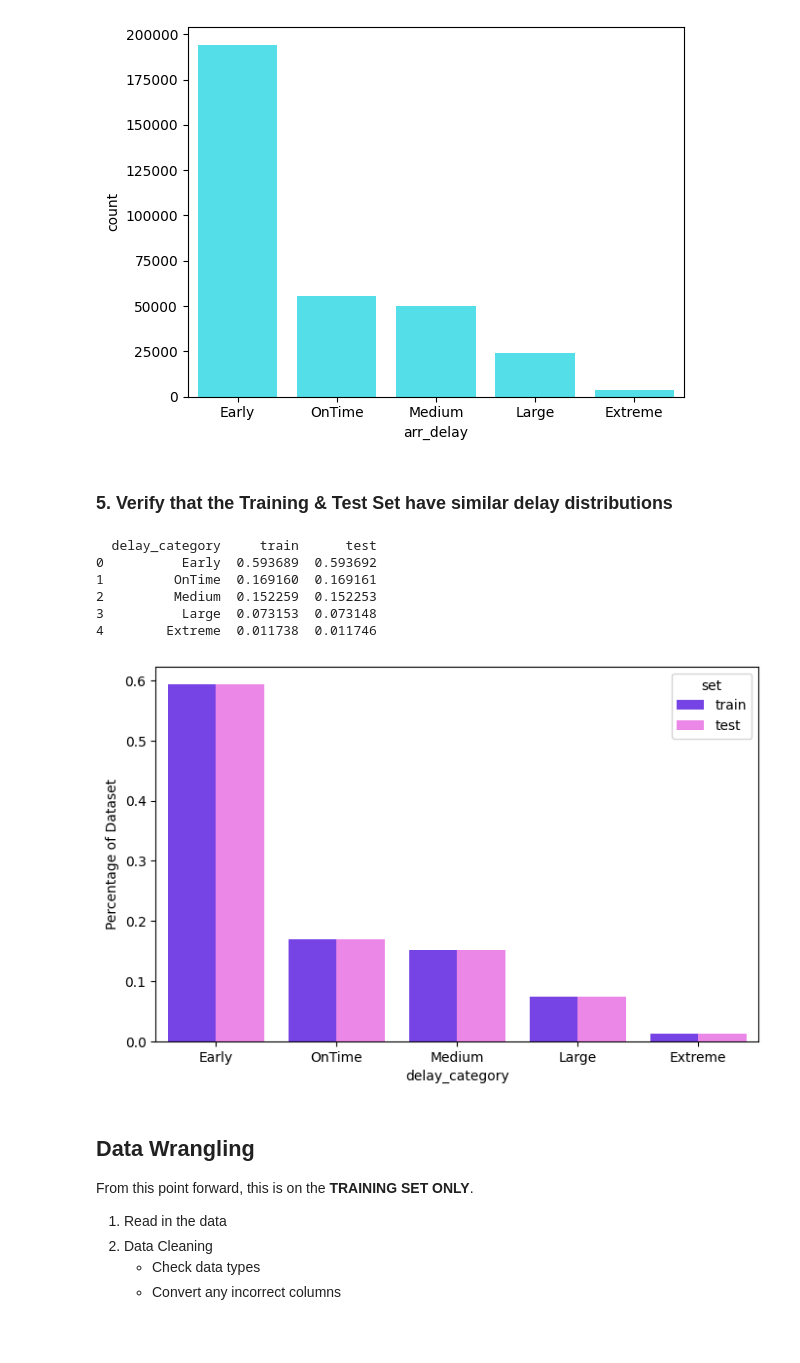
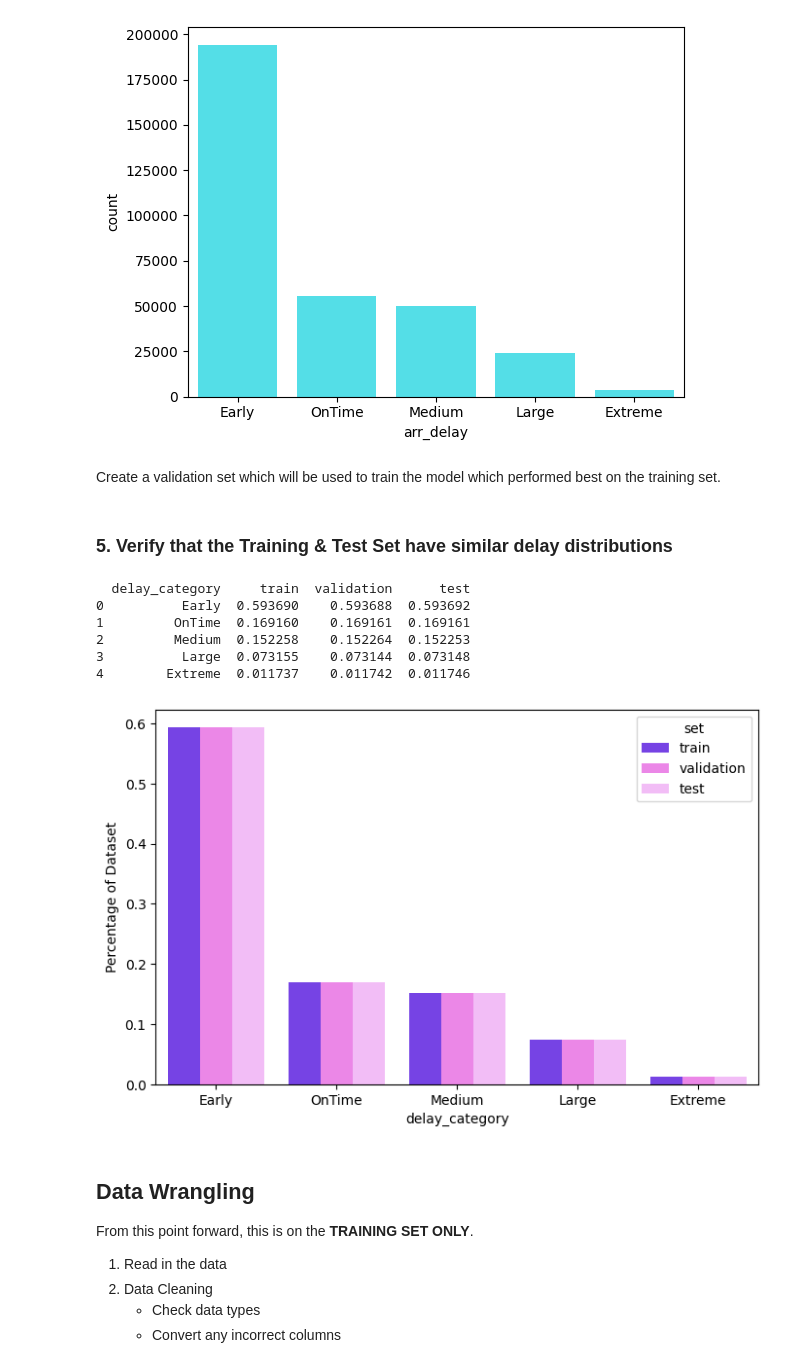
Before and after one commit to lucyg04/nycflights13, a Jupyter notebook: Practical 1/practical1_py.ipynb, the cells around one changed output. Cells and saved outputs as stored; diff of their text form; code cells hidden in the pictures; blank space fills up the shorter version.

Commit message:
Split the data to have a training, validation and test set to run 3 models on training set to compare

```diff
--- a/Practical 1/practical1_py.ipynb
+++ b/Practical 1/practical1_py.ipynb
@@ -355,44 +356,70 @@ shuffled_data = StratifiedShuffleSplit(
 )
 
 # Create indexes based on the 5 bins
-[(train_index, test_index)] = shuffled_data.split(
+[(train_val_index, test_index)] = shuffled_data.split(
     flights_weather_airlines,
     strat_bins
 )
 
-# Create the train and test sets using the indexes
+# Create the train_val and test sets using the indexes
 # Using a copy to keep them independent
-flights_train_raw = flights_weather_airlines.iloc[train_index].copy()
+flights_train_val_raw = flights_weather_airlines.iloc[train_val_index].copy()
 flights_test_raw = flights_weather_airlines.iloc[test_index].copy()
+# %% [markdown]
+Create a validation set which will be used to train the model which performed best on the training set.
+# %%
+# Make new bins for smaller training set
+train_val_strat_bins = pd.cut(
+    flights_train_val_raw['arr_delay'],
+    bins=[-np.inf, 0, 15, 60, 180, np.inf],
+    labels=['Early', 'OnTime', 'Medium', 'Large', 'Extreme']
+)
+
+# Define how to split the data
+shuffled_data_validation = StratifiedShuffleSplit(
+    n_splits=1,
+    test_size=0.25, # 25% of the training set (80%) is 20%
+    random_state=42
+)
+
+# Create indexes based on the 5 bins
+[(train_index, val_index)] = shuffled_data.split(
+    flights_train_val_raw,
+    train_val_strat_bins
+)
+
+flights_train_raw = flights_weather_airlines.iloc[train_index].copy()
+flights_validation_raw = flights_weather_airlines.iloc[val_index].copy()
 # %% [markdown]
 ### 5. Verify that the Training & Test Set have similar delay distributions
 # %%
 # Get the pre-calculated proportions using the indexes
-train_dist = strat_bins.iloc[train_index].value_counts(normalize=True)
+train_dist = train_val_strat_bins.iloc[train_index].value_counts(normalize=True)
+val_dist = train_val_strat_bins.iloc[val_index].value_counts(normalize=True)
 test_dist = strat_bins.iloc[test_index].value_counts(normalize=True)
 
 # Combine and reset index in one go
-dist_df = pd.DataFrame({'train': train_dist, 'test': test_dist}).reset_index()
-dist_df.columns = ['delay_category', 'train', 'test']
+dist_df = pd.DataFrame({'train': train_dist, 'validation': val_dist, 'test': test_dist}).reset_index()
+dist_df.columns = ['delay_category', 'train', 'validation','test']
 
 # Check the distribution numbers
 print(dist_df)
 
 # Plot for easy viewing of train / test set distribution comparison
 dist_melted = dist_df.melt(id_vars='delay_category', var_name='set', value_name='percentage')
 
 plt.figure(figsize=(8,5))
-sns.barplot(data=dist_melted, x='delay_category', y='percentage', hue='set', palette=['#6c28ff','#fc76f7'])
+sns.barplot(data=dist_melted, x='delay_category', y='percentage', hue='set', palette=['#6c28ff','#fc76f7', "#fab4ff"])
 plt.ylabel('Percentage of Dataset')
 plt.show()
 # %% [output]
-  delay_category     train      test
-0          Early  0.593689  0.593692
-1         OnTime  0.169160  0.169161
-2         Medium  0.152259  0.152253
-3          Large  0.073153  0.073148
-4        Extreme  0.011738  0.011746
+  delay_category     train  validation      test
+0          Early  0.593690    0.593688  0.593692
+1         OnTime  0.169160    0.169161  0.169161
+2         Medium  0.152258    0.152264  0.152253
+3          Large  0.073155    0.073144  0.073148
+4        Extreme  0.011737    0.011742  0.011746
-[figure, old version]
+[figure, new version]
 # %% [markdown]
 ## Data Wrangling
 
```
Also changed, not shown: parts of 44 cells of this notebook, 1 other file.
